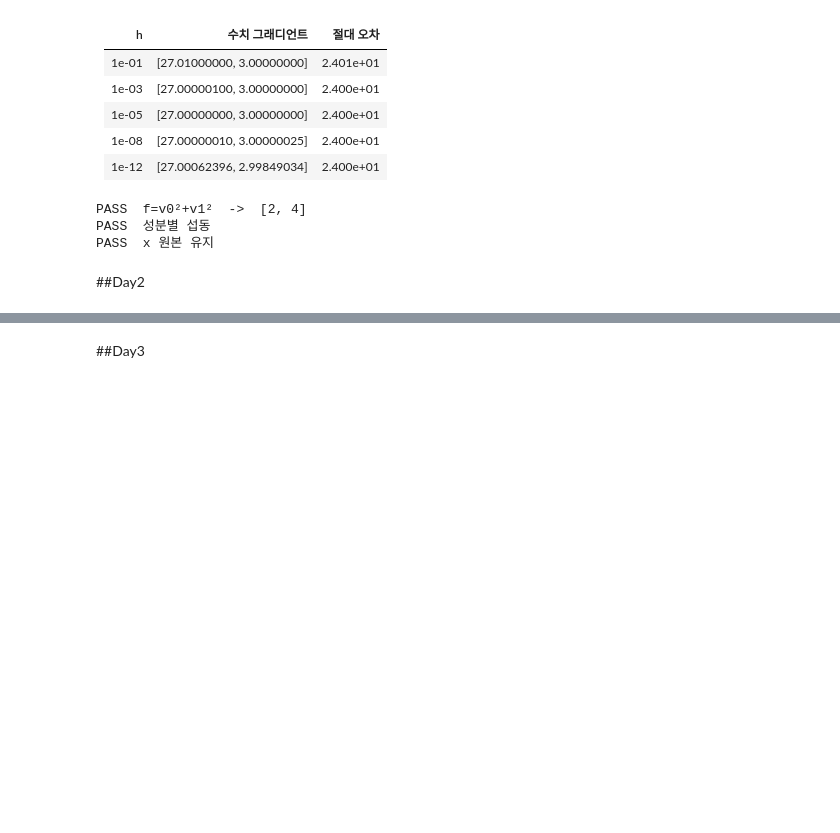
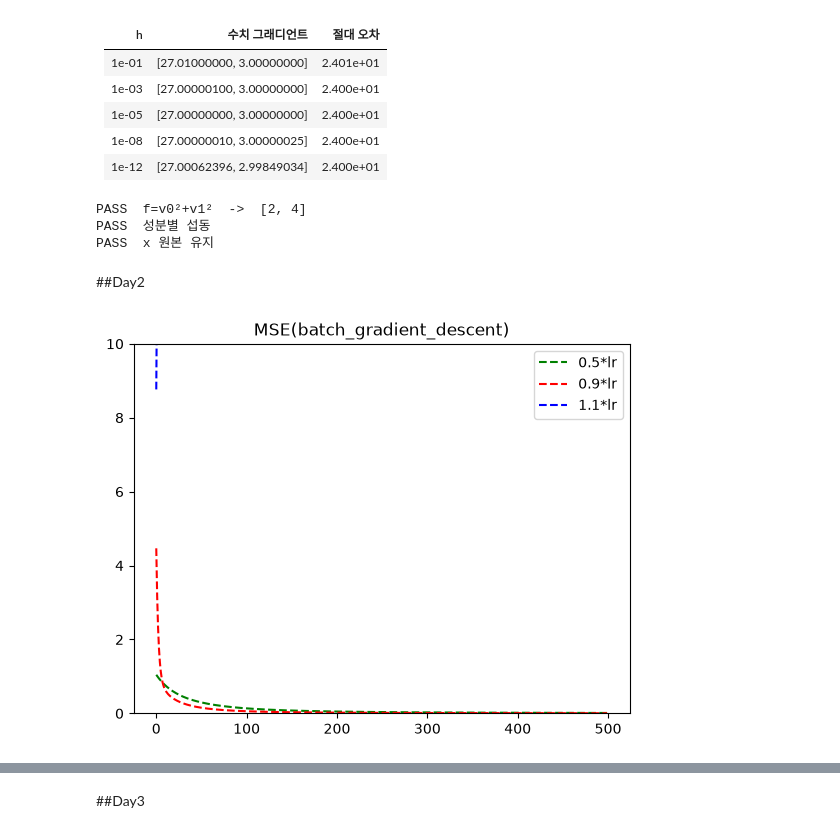
Before and after one commit to kulkulhaha/ai-engineer-journey, a Jupyter notebook: week07/gradient_descent.ipynb, the cells around one changed output, grey strips where cells are left out. Saved outputs shown, nothing was run; the diff lists cells and outputs as text; code cells hidden in the pictures; blank space fills up the shorter version.

```diff
--- a/week07/gradient_descent.ipynb
+++ b/week07/gradient_descent.ipynb
@@ -98,3 +103,27 @@ def batch_gradient_descent(
+# %%
+import matplotlib.pyplot as plt
+
+x = np.array(np.random.rand(20,30))
+y = np.array(np.random.rand(20))
+batch_gradient_descent(x,y)
+
+lr = learning_rate(x)
+batch_gradient_descent(x,y,lr=lr)
+lrs = [0.5*lr, 0.9*lr, 1.1*lr]
+lr_labels = ['0.5*lr', '0.9*lr', '1.1*lr']
+colors = ['--g', '--r', '--b']
+plt.figure()
+for i in range(len(lrs)):
+    reg = batch_gradient_descent(x,y,lr=lrs[i])
+    plt.plot(reg[1], colors[i], label=lr_labels[i])
+
+
+plt.ylim(0,10)
+plt.title('MSE(batch_gradient_descent)')
+plt.legend()
+plt.show()
+# %% [output]
+[figure, added]
 # %%
 x = np.array(np.random.rand(20,30))
 y = np.array(np.random.rand(20))
```
Also changed, not shown: parts of 7 cells of this notebook, 2 other files.
